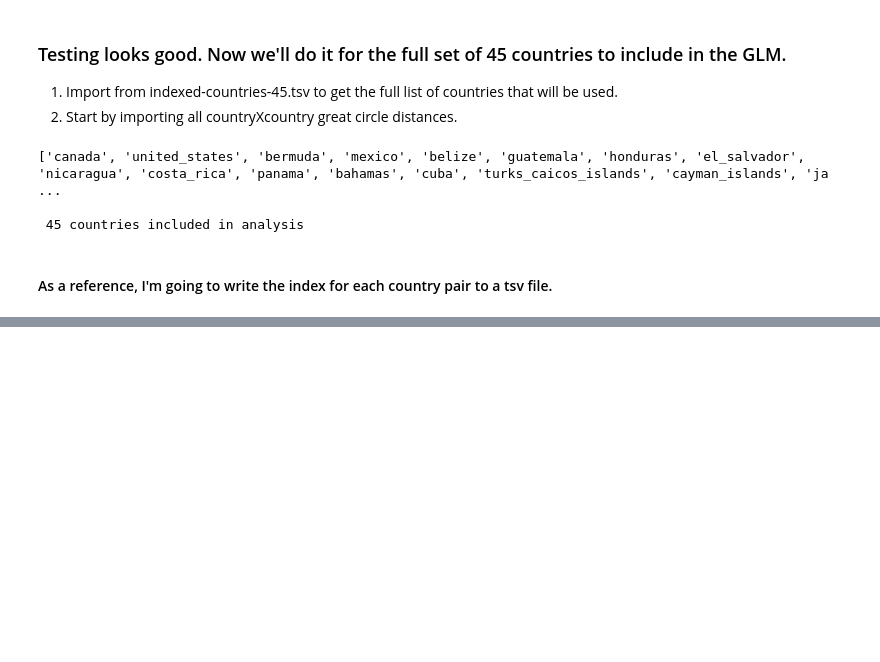
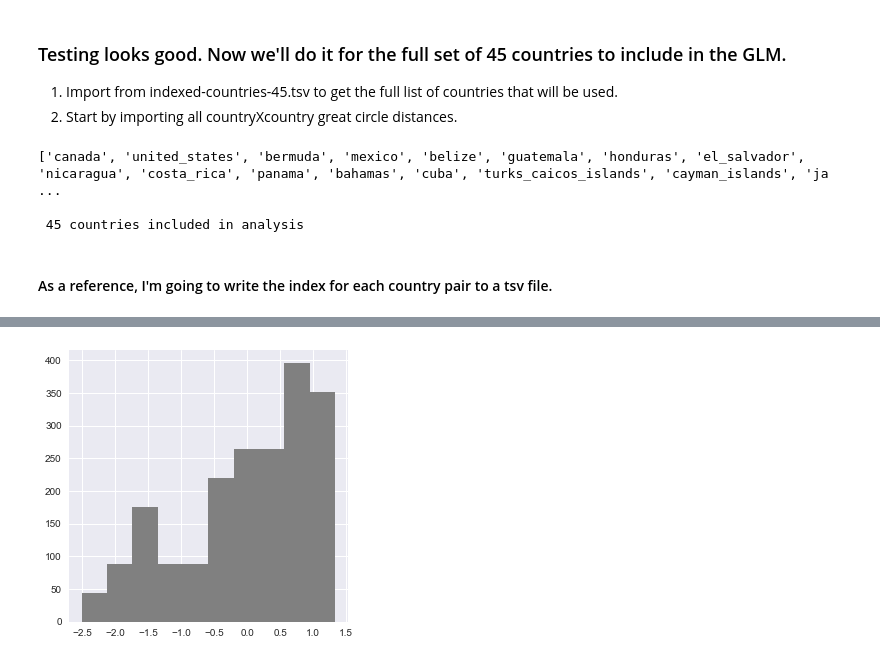
Before and after one commit to blab/zika-usvi, a Jupyter notebook: scripts/format-predictors-for-GLM.ipynb, the cells around one changed output, grey strips where cells are left out. Cells and saved outputs as stored; diff of their text form; code cells hidden in the pictures; blank space fills up the shorter version.

```diff
--- a/scripts/format-predictors-for-GLM.ipynb
+++ b/scripts/format-predictors-for-GLM.ipynb
@@ -254,0 +418,8 @@ with open('/Users/alliblk/Desktop/gitrepos/zika-usvi/data/predictors/transformed
+# %%
+fig,ax = plt.subplots(figsize=(5,5),facecolor='w')
+plt.xlabel = ('Minimum Hamming Distance')
+plt.ylabel = "Number of Simulations"
+plt.hist(originPropUrban_transformed, color="grey", bins=10)
+plt.show()
+# %% [output]
+[figure, added]
```
Also changed, not shown: parts of 43 cells of this notebook, 1 other file.
